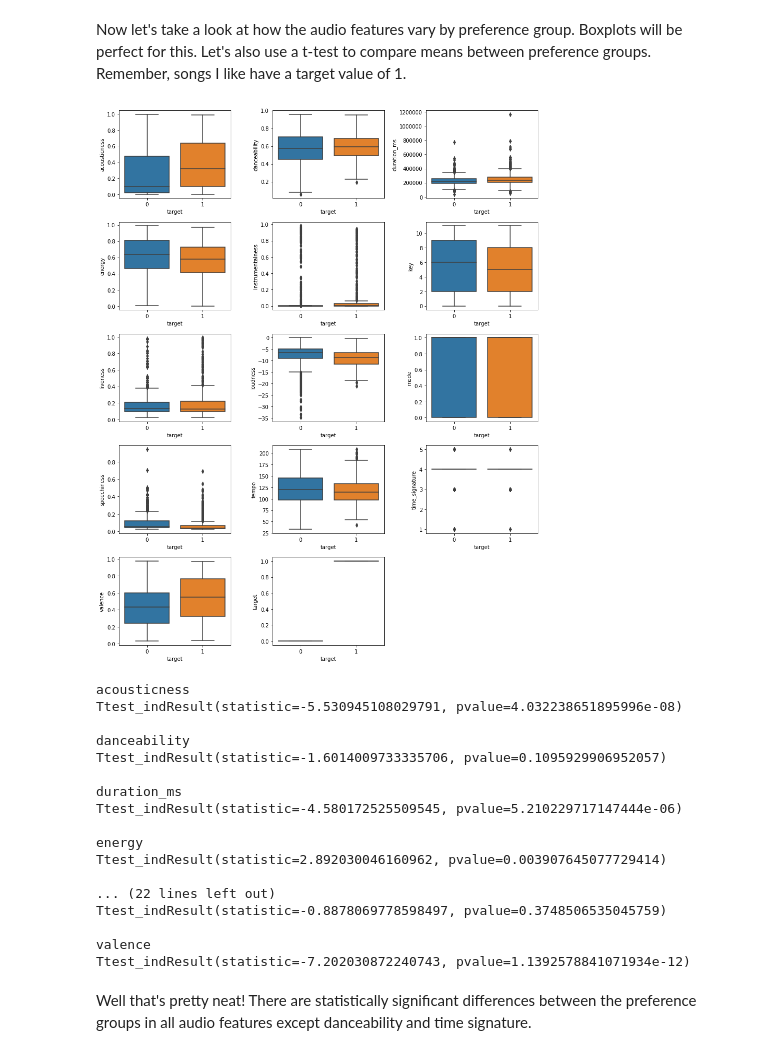
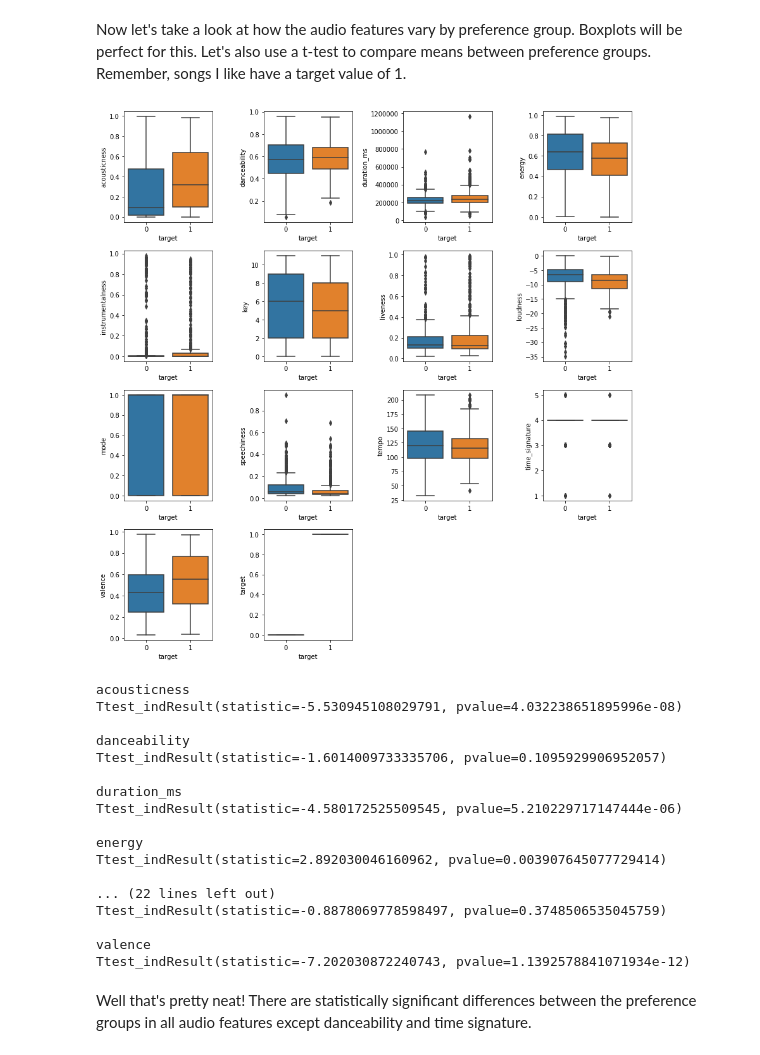
Before and after one commit to missytracy/Thinkful-Unit-3, a Jupyter notebook: Capstone/Part III Modeling.ipynb, the cells around one changed output. Drawn from its saved outputs; the diff is of its cells as text; code cells hidden in the pictures.

```diff
--- a/Capstone/Part III Modeling.ipynb
+++ b/Capstone/Part III Modeling.ipynb
@@ -120,7 +129,7 @@ plt.figure(figsize=(15,20))
 
 i = 1
 for column in predictors.columns:
-    plt.subplot(5, 3, i)
+    plt.subplot(5, 4, i)
     sns.distplot(predictors[column])
     i+=1
 
@@ -140,27 +149,27 @@ Now let's take a look at how the audio features vary by preference group.  Boxpl
 # %%
 # ***************// Variables by song preference //*****************
 
 # Create boxplots based on song preference
 plt.figure(figsize=(12,15))
 
 i = 1
 for column in df.columns:
-    plt.subplot(5, 3, i)
+    plt.subplot(5, 4, i)
     sns.boxplot(x=df['target'], y=df[column], orient='v')
     i+=1
 
 plt.tight_layout()
 plt.show()
 
 # Test for significance between groups
 for col in df.loc[:, 'acousticness':'valence'].columns:
     print(col)
     print(stats.ttest_ind(
         df[df['target'] == 0][col],
         df[df['target'] == 1][col]), '\n'
     )
 # %% [output]
-[figure, old version]
+[figure, new version]
 acousticness
 Ttest_indResult(statistic=-5.530945108029791, pvalue=4.032238651895996e-08)
 
```
Also changed, not shown: parts of 5 cells of this notebook.
